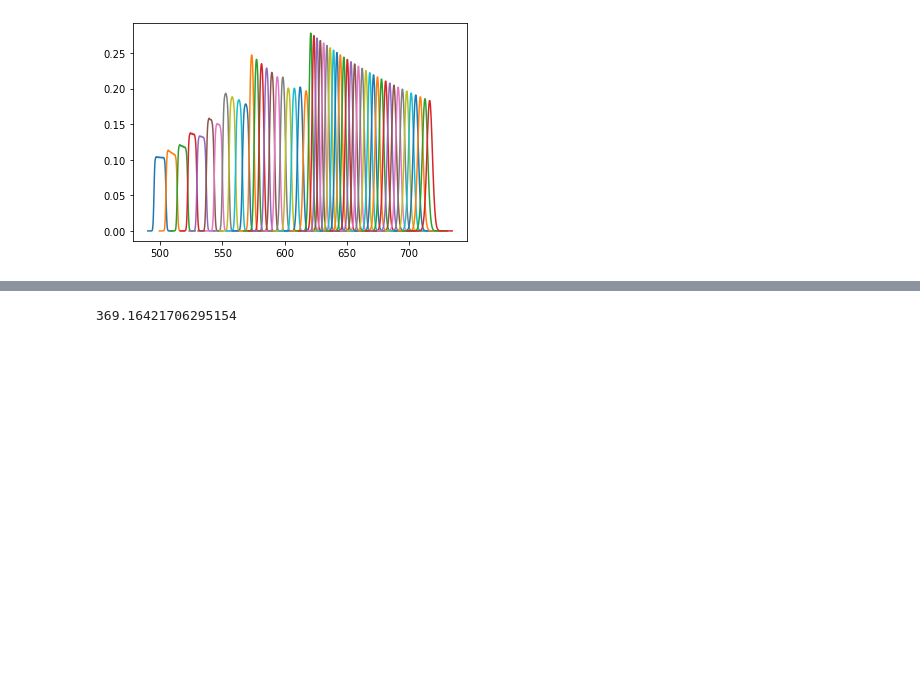
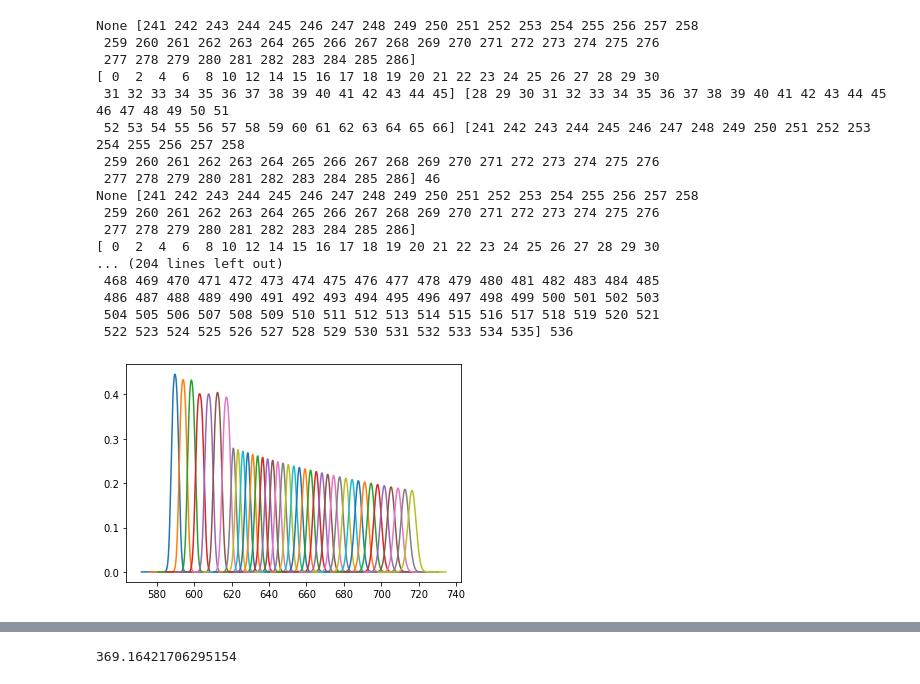
Before and after one commit to ARRRRGH/meteocpy, a Jupyter notebook: notebooks/test.ipynb, the cells around one changed output, grey strips where cells are left out. Cells and saved outputs as stored; diff of their text form; code cells hidden in the pictures; blank space fills up the shorter version.

```diff
--- a/notebooks/test.ipynb
+++ b/notebooks/test.ipynb
@@ -24,15 +24,32 @@ reload(mpy.utils)
 # %%
 #ap = apex.load_apex(binned_vnir_swir='/Users/jim/meteoc/params/binned', binned_meta='/Users/jim/meteoc/params/meta', vnir_it=27000, swir_it=15000)
-ap = apex.load_apex(unbinned_vnir='/Users/jim/meteoc/params/unbinned', binned_vnir_swir='/Users/jim/meteoc/params/binned',
-                    binned_meta='/Users/jim/meteoc/params/binned_meta', vnir_it=27000, swir_it=15000)
-
-ap.initialize_srfs([500, 700], res=100, srf_support_in_sigma=3, zero_out=True, do_bin=True)
+ap = apex.load_apex(unbinned_vnir='/home/jim/meteoc/params/unbinned', binned_vnir_swir='/home/jim/meteoc/params/binned',
+                    binned_meta='/home/jim/meteoc/params/binned_meta', vnir_it=27000, swir_it=15000)
 # %%
 %matplotlib inline
+ap.initialize_srfs([600, 700], abs_res=0.1, srf_support_in_sigma=3, zero_out=True, do_bin=True)
+
 _ = plt.plot(np.array(ap.model.binned.wvls[:, 500]).transpose(),
              np.array(ap.model.binned.srfs[0, :, 500]).transpose())
 #plt.figure()
 #_ = plt.plot(np.array(ap.model.unbinned.wvls[:, 500]).transpose(),
 #             np.array(ap.model.unbinned.srfs[0, :, 500]).transpose())
 # %% [output]
+None [241 242 243 244 245 246 247 248 249 250 251 252 253 254 255 256 257 258
+ 259 260 261 262 263 264 265 266 267 268 269 270 271 272 273 274 275 276
+ 277 278 279 280 281 282 283 284 285 286]
+[ 0  2  4  6  8 10 12 14 15 16 17 18 19 20 21 22 23 24 25 26 27 28 29 30
+ 31 32 33 34 35 36 37 38 39 40 41 42 43 44 45] [28 29 30 31 32 33 34 35 36 37 38 39 40 41 42 43 44 45 46 47 48 49 50 51
+ 52 53 54 55 56 57 58 59 60 61 62 63 64 65 66] [241 242 243 244 245 246 247 248 249 250 251 252 253 254 255 256 257 258
+ 259 260 261 262 263 264 265 266 267 268 269 270 271 272 273 274 275 276
+ 277 278 279 280 281 282 283 284 285 286] 46
+None [241 242 243 244 245 246 247 248 249 250 251 252 253 254 255 256 257 258
+ 259 260 261 262 263 264 265 266 267 268 269 270 271 272 273 274 275 276
+ 277 278 279 280 281 282 283 284 285 286]
+[ 0  2  4  6  8 10 12 14 15 16 17 18 19 20 21 22 23 24 25 26 27 28 29 30
+... (204 lines left out)
+ 468 469 470 471 472 473 474 475 476 477 478 479 480 481 482 483 484 485
+ 486 487 488 489 490 491 492 493 494 495 496 497 498 499 500 501 502 503
+ 504 505 506 507 508 509 510 511 512 513 514 515 516 517 518 519 520 521
+ 522 523 524 525 526 527 528 529 530 531 532 533 534 535] 536
-[figure, old version]
+[figure, new version]
```
Also changed, not shown: parts of 11 cells of this notebook, 3 other files.
